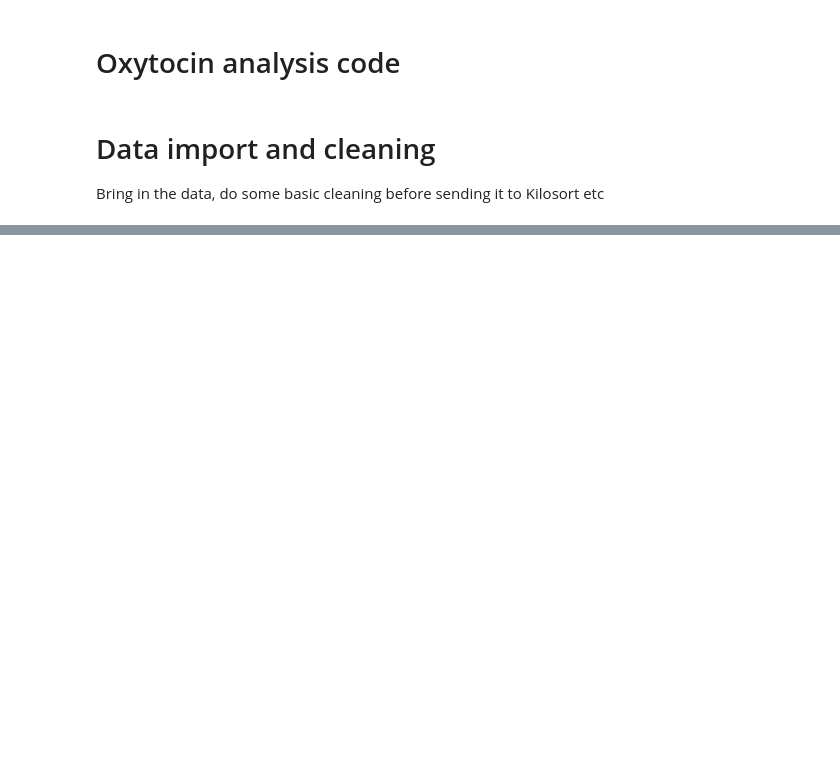
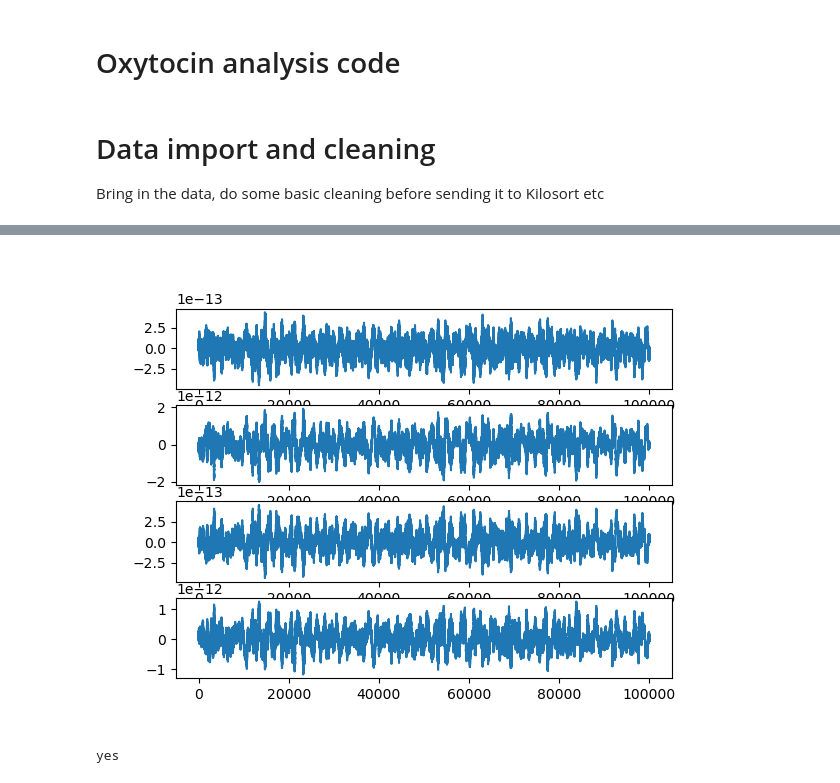
Before and after one commit to kb0dkin/Work_Tools, a Jupyter notebook: Oxytocin/Oxytocin_Analysis_Code.ipynb, the cells around one changed output, grey strips where cells are left out. Drawn from its saved outputs; the diff is of its cells as text; code cells hidden in the pictures; blank space fills up the shorter version.

Commit message:
getting ERAASR to work using the normal equation instead of least squares regression. much faster

```diff
--- a/Oxytocin/Oxytocin_Analysis_Code.ipynb
+++ b/Oxytocin/Oxytocin_Analysis_Code.ipynb
@@ -32,0 +97,25 @@ recording_dir = 'Y:\\Sara\\in vivo phys\\open_ephys\\Mudd data\\awake\\oxt-cre_m
+# %%
+sos_filt = signal.butter(N=2, Wn=[10], fs = 30000, output = 'sos', btype='high')
+filt_sig = signal.sosfiltfilt(sos_filt, rec.raw_sig[:100000,:], axis=0)
+eraasr_lstsq = np.empty_like(filt_sig)
+eraasr_normal = np.empty_like(filt_sig)
+
+pca = PCA(n_components=4)
+pca.fit(filt_sig)
+
+for channel in tqdm(np.arange(filt_sig.shape[1])):
+    Wnc = pca.components_.copy() # KxN
+    Wnc[:,channel] = 0
+
+    Ac = np.matmul(filt_sig,Wnc.T) # TxK
+    t_start = time()
+    ArtMat = np.linalg.lstsq(Ac,filt_sig[:,channel], rcond=None)[0] # Kx1
+    eraasr_lstsq[:,channel] = filt_sig[:,channel] - np.matmul(Ac,ArtMat) # Kx1 - Kx1
+    t_elapsed = time() - t_start
+    print(f'Least Squares: {t_elapsed}')
+
+
+    t_start = time()
+    eraasr_normal[:,channel] = filt_sig[:,channel] - np.matmul(Ac, np.matmul(np.linalg.pinv(Ac), filt_sig[:,channel])) # Kx1 - KxN * (NxK * Kx1)
+    t_elapsed = time() - t_start
+    print(f'normal equation: {t_elapsed}')
@@ -32,0 +140,19 @@ recording_dir = 'Y:\\Sara\\in vivo phys\\open_ephys\\Mudd data\\awake\\oxt-cre_m
+# %%
+%matplotlib ipympl
+channels = [10, 20, 30, 40]
+
+fig,ax = plt.subplots(nrows=len(channels))
+
+for i_channel, channel in enumerate(channels):
+    # ax[i_channel].plot(eraasr_lstsq[:,channel], label='least squares')
+    # ax[i_channel].plot(eraasr_normal[:,channel], label='normal equation')
+    ax[i_channel].plot(eraasr_normal[:,channel] - eraasr_lstsq[:,channel])
+
+    # ax[i_channel].legend()
+# %% [output]
+[figure, added]
+# %%
+if 'eraasr_cleaned' not in dir(rec):
+    print('yes')
+# %% [output]
+yes
```
Also changed, not shown: parts of 25 cells of this notebook, 2 other files.
